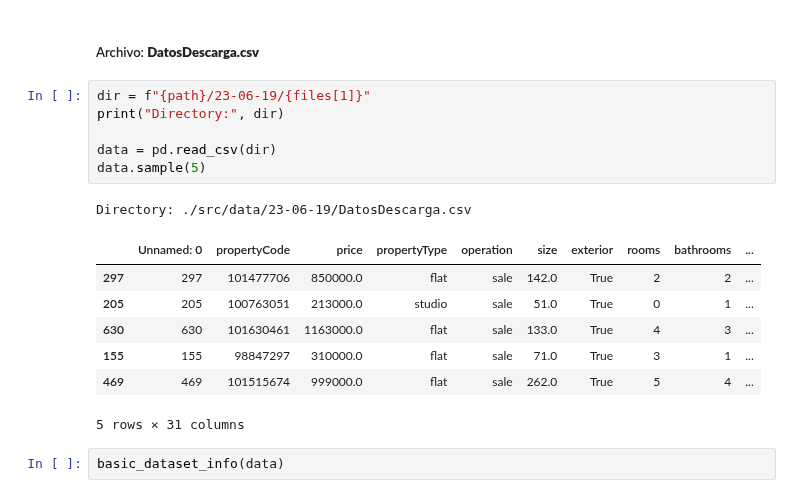
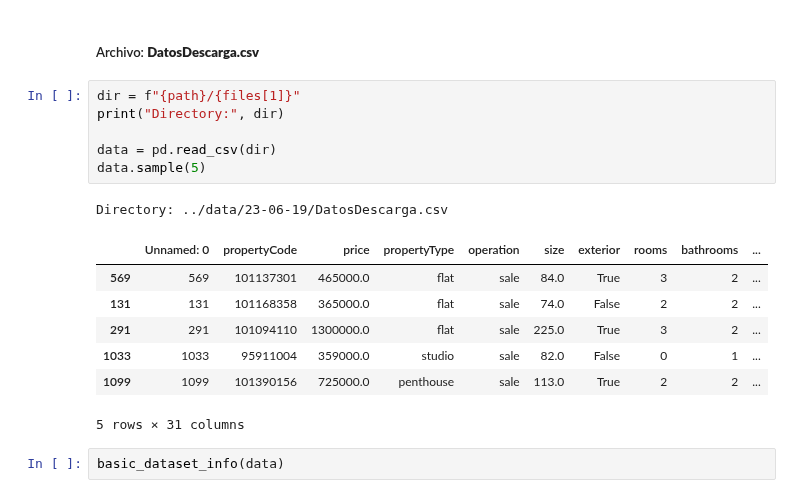
Before and after one commit to asgr29/EDA_Inmuebles_Idealista, a Jupyter notebook: src/notebooks/notebook-eda.ipynb, the cells around one changed output. Cells and saved outputs as stored; diff of their text form.

```diff
--- a/src/notebooks/notebook-eda.ipynb
+++ b/src/notebooks/notebook-eda.ipynb
@@ -452,19 +465,19 @@ datasets.append(data)
 # %% [markdown]
 ##### Archivo: **DatosDescarga.csv**
 # %%
-dir = f"{path}/23-06-19/{files[1]}"
+dir = f"{path}/{files[1]}"
 print("Directory:", dir)
 
 data = pd.read_csv(dir)
 data.sample(5)
 # %% [output]
-Directory: ./src/data/23-06-19/DatosDescarga.csv
+Directory: ../data/23-06-19/DatosDescarga.csv
 |  | Unnamed: 0 | propertyCode | price | propertyType | operation | size | exterior | rooms | bathrooms | ... |
-| 297 | 297 | 101477706 | 850000.0 | flat | sale | 142.0 | True | 2 | 2 | ... |
-| 205 | 205 | 100763051 | 213000.0 | studio | sale | 51.0 | True | 0 | 1 | ... |
-| 630 | 630 | 101630461 | 1163000.0 | flat | sale | 133.0 | True | 4 | 3 | ... |
-| 155 | 155 | 98847297 | 310000.0 | flat | sale | 71.0 | True | 3 | 1 | ... |
-| 469 | 469 | 101515674 | 999000.0 | flat | sale | 262.0 | True | 5 | 4 | ... |
+| 569 | 569 | 101137301 | 465000.0 | flat | sale | 84.0 | True | 3 | 2 | ... |
+| 131 | 131 | 101168358 | 365000.0 | flat | sale | 74.0 | False | 2 | 2 | ... |
+| 291 | 291 | 101094110 | 1300000.0 | flat | sale | 225.0 | True | 3 | 2 | ... |
+| 1033 | 1033 | 95911004 | 359000.0 | studio | sale | 82.0 | False | 0 | 1 | ... |
+| 1099 | 1099 | 101390156 | 725000.0 | penthouse | sale | 113.0 | True | 2 | 2 | ... |
 5 rows × 31 columns
 # %%
 basic_dataset_info(data)
```
Also changed, not shown: parts of 55 cells of this notebook, 1 other file.
